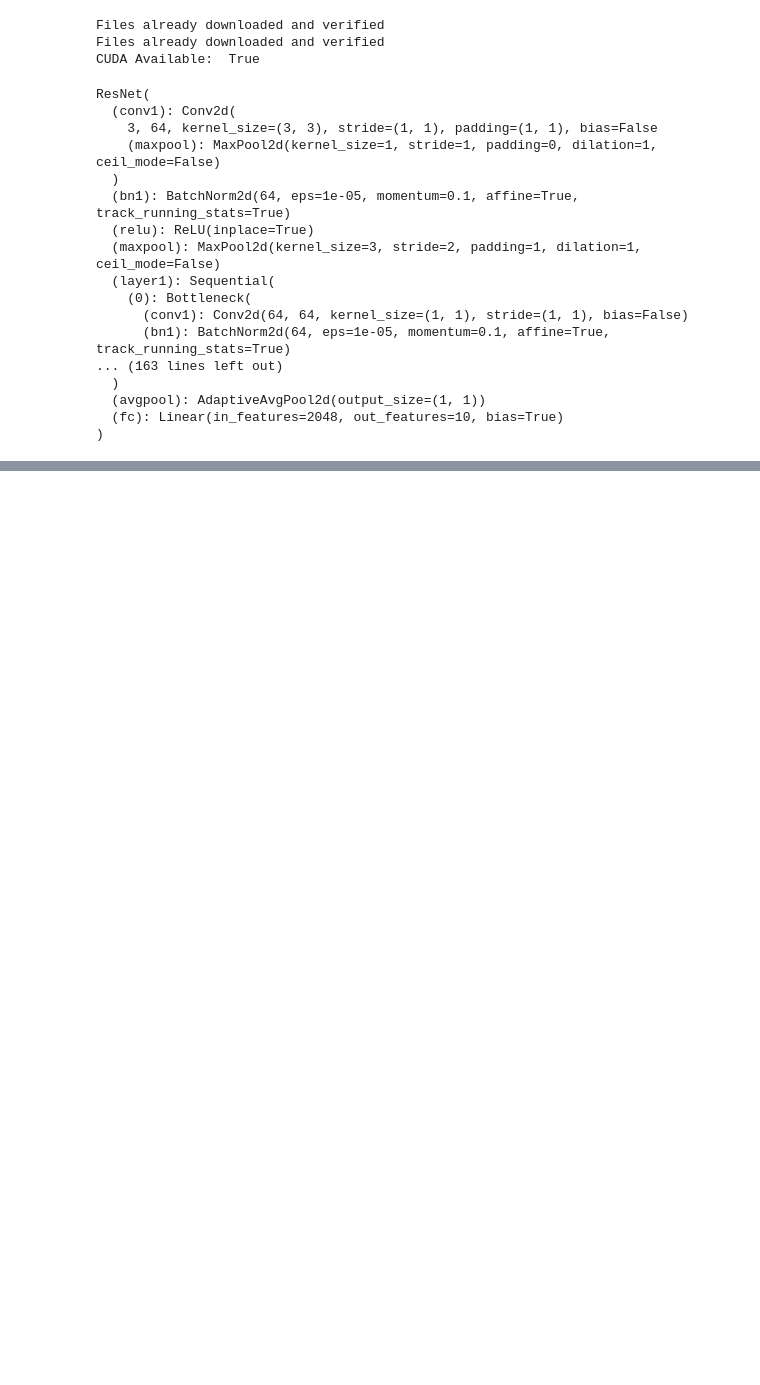
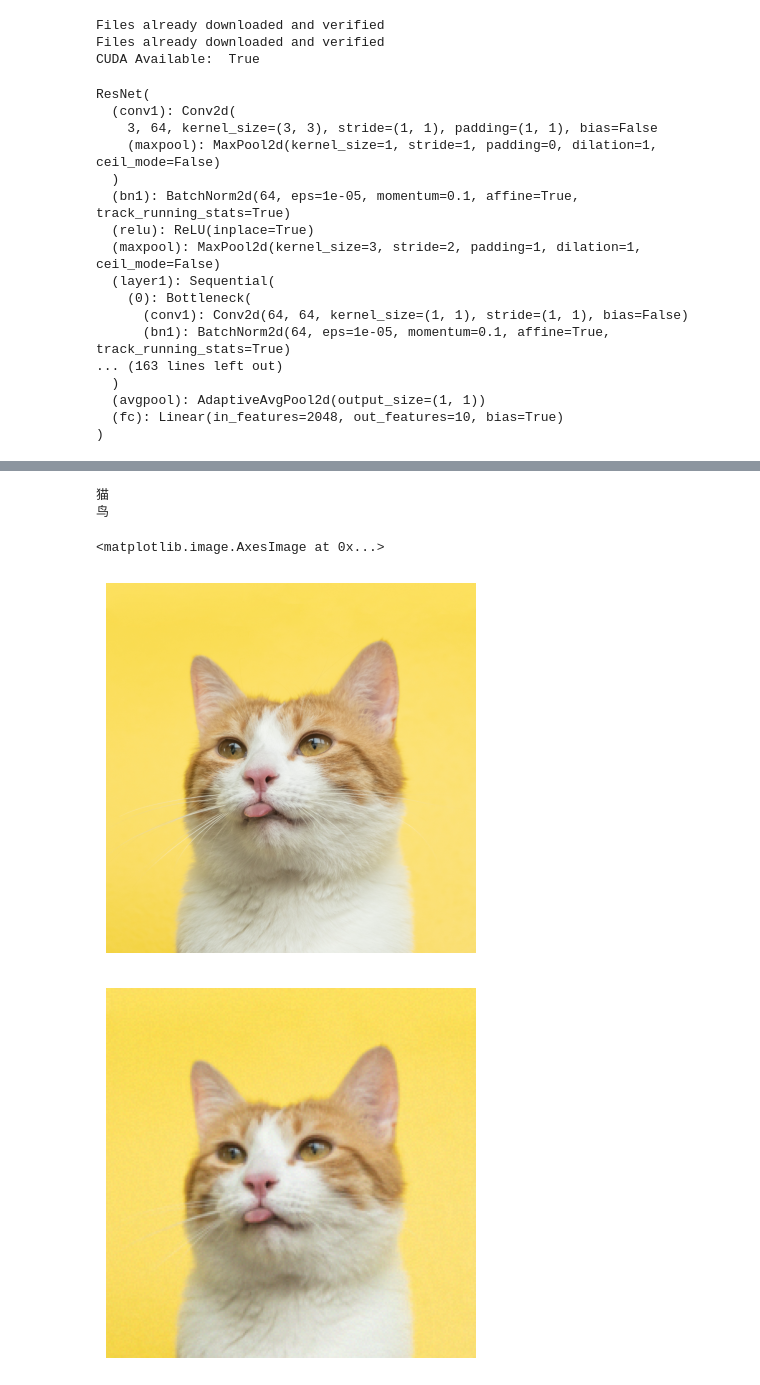
Before and after one commit to nedmec/attack, a Jupyter notebook: mai/resnet.ipynb, the cells around one changed output, grey strips where cells are left out. Cells and saved outputs as stored; diff of their text form; code cells hidden in the pictures; blank space fills up the shorter version.

```diff
--- a/mai/resnet.ipynb
+++ b/mai/resnet.ipynb
@@ -237,0 +239,43 @@ plt.show()
+# %%
+image_path = "../data/2.jpg"
+image = Image.open(image_path).convert("RGB")  # 加载图片并转换为RGB格式
+
+# 定义预处理转换
+preprocess = transforms.Compose([
+    transforms.Resize((224, 224)),  # 调整图片尺寸为模型输入大小
+    transforms.ToTensor(),  # 转换为张量
+])
+
+input_tensor = preprocess(image)  # 应用预处理转换
+input_tensor = input_tensor.to(device)
+
+input_batch = input_tensor.unsqueeze(0)
+input_batch.requires_grad = True
+model.eval()
+out = model(input_batch)
+pred = out.max(1, keepdim=True)[1]
+print(di[pred.item()])
+output = model(input_batch)
+pre= pred.flatten()
+loss = F.nll_loss(output, pre)  # 计算损失函数
+loss.backward()  # 计算梯度
+data_grad = input_batch.grad
+# 调用FGSM攻击
+perturbed_data = fgsm_attack(input_batch, 0.01, data_grad)
+out = model(perturbed_data )
+pred = out.max(1, keepdim=True)[1]
+print(di[pred.item()])
+
+perturbed_data = perturbed_data.squeeze().detach().cpu().numpy()
+perturbed_data = np.transpose(perturbed_data, (1, 2, 0))
+plt.axis('off')
+plt.imshow(image)
+plt.figure()
+plt.axis('off')
+plt.imshow(perturbed_data)
+# %% [output]
+猫
+鸟
+<matplotlib.image.AxesImage at 0x...>
+[figure, added]
+[figure, added]
```
Also changed, not shown: parts of 4 cells of this notebook, 1 other file.
